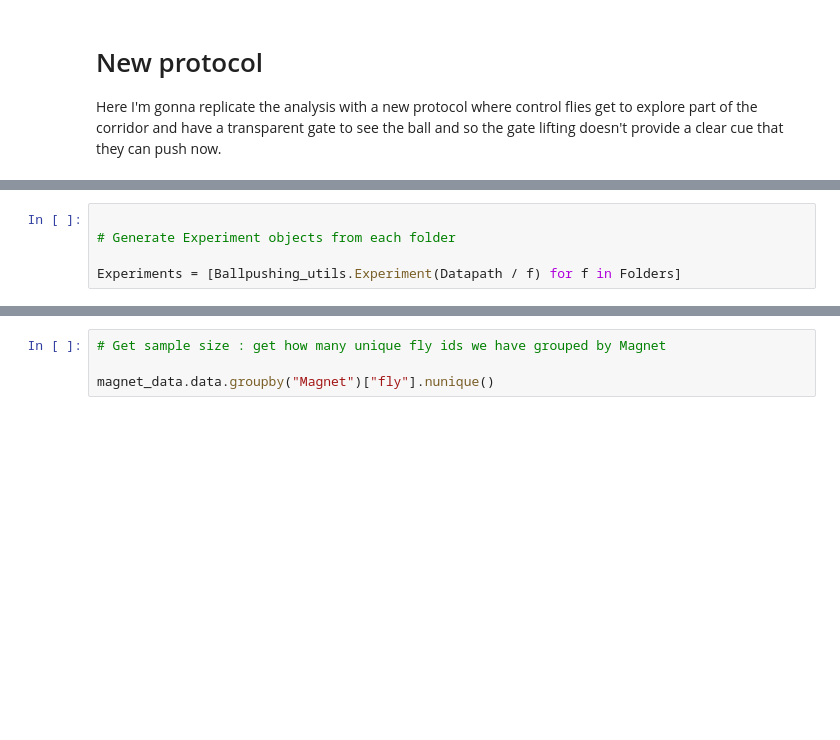
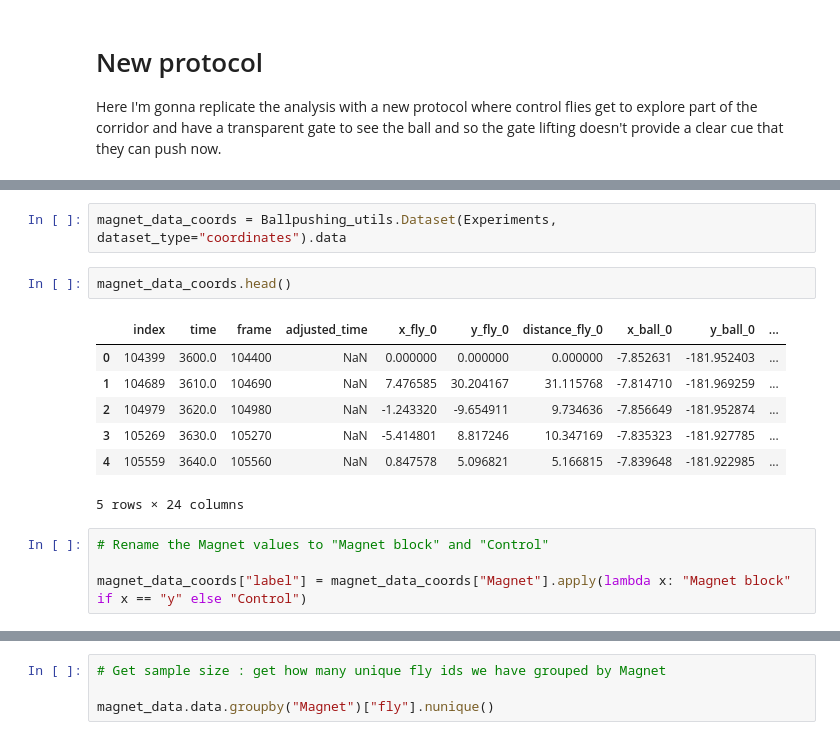
Before and after one commit to NeLy-EPFL/Tracking_Analysis, a Jupyter notebook: MazeRecorder/Analysis/Magnet_blocking_analysis.ipynb, the cells around one changed output, grey strips where cells are left out. Drawn from its saved outputs; the diff is of its cells as text; blank space fills up the shorter version.

```diff
--- a/MazeRecorder/Analysis/Magnet_blocking_analysis.ipynb
+++ b/MazeRecorder/Analysis/Magnet_blocking_analysis.ipynb
@@ -345,5 +420,16 @@ importlib.reload(Ballpushing_utils)
-# %%
-
-# Generate Experiment objects from each folder
-
-Experiments = [Ballpushing_utils.Experiment(Datapath / f) for f in Folders]
+# %%
+magnet_data_coords = Ballpushing_utils.Dataset(Experiments, dataset_type="coordinates").data
+# %%
+magnet_data_coords.head()
+# %% [output]
+|  | index | time | frame | adjusted_time | x_fly_0 | y_fly_0 | distance_fly_0 | x_ball_0 | y_ball_0 | ... |
+| 0 | 104399 | 3600.0 | 104400 | NaN | 0.000000 | 0.000000 | 0.000000 | -7.852631 | -181.952403 | ... |
+| 1 | 104689 | 3610.0 | 104690 | NaN | 7.476585 | 30.204167 | 31.115768 | -7.814710 | -181.969259 | ... |
+| 2 | 104979 | 3620.0 | 104980 | NaN | -1.243320 | -9.654911 | 9.734636 | -7.856649 | -181.952874 | ... |
+| 3 | 105269 | 3630.0 | 105270 | NaN | -5.414801 | 8.817246 | 10.347169 | -7.835323 | -181.927785 | ... |
+| 4 | 105559 | 3640.0 | 105560 | NaN | 0.847578 | 5.096821 | 5.166815 | -7.839648 | -181.922985 | ... |
+5 rows × 24 columns
+# %%
+# Rename the Magnet values to "Magnet block" and "Control"
+
+magnet_data_coords["label"] = magnet_data_coords["Magnet"].apply(lambda x: "Magnet block" if x == "y" else "Control")
```
Also changed, not shown: parts of 25 cells of this notebook, 2 other files.
